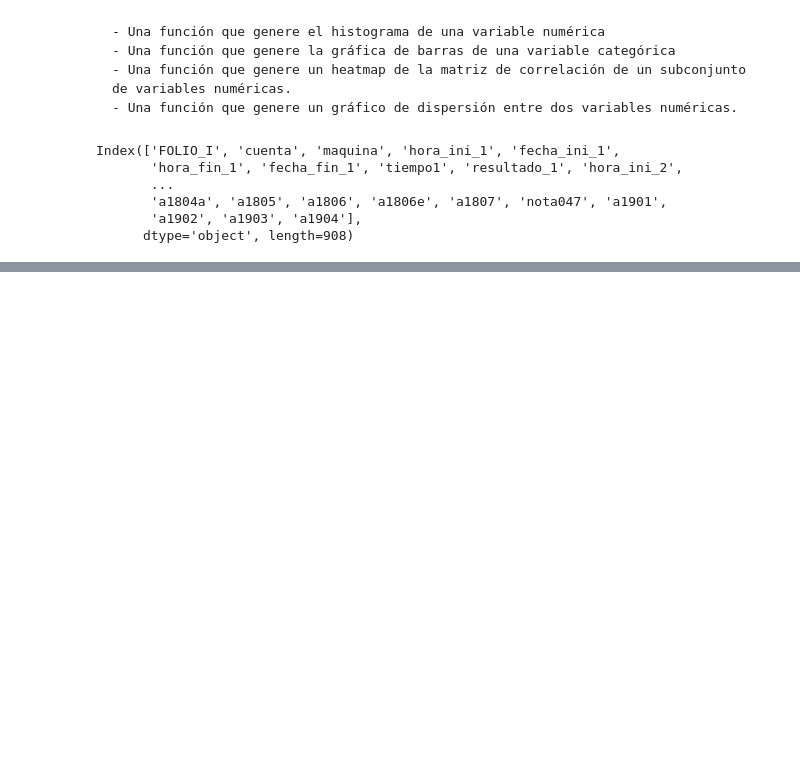
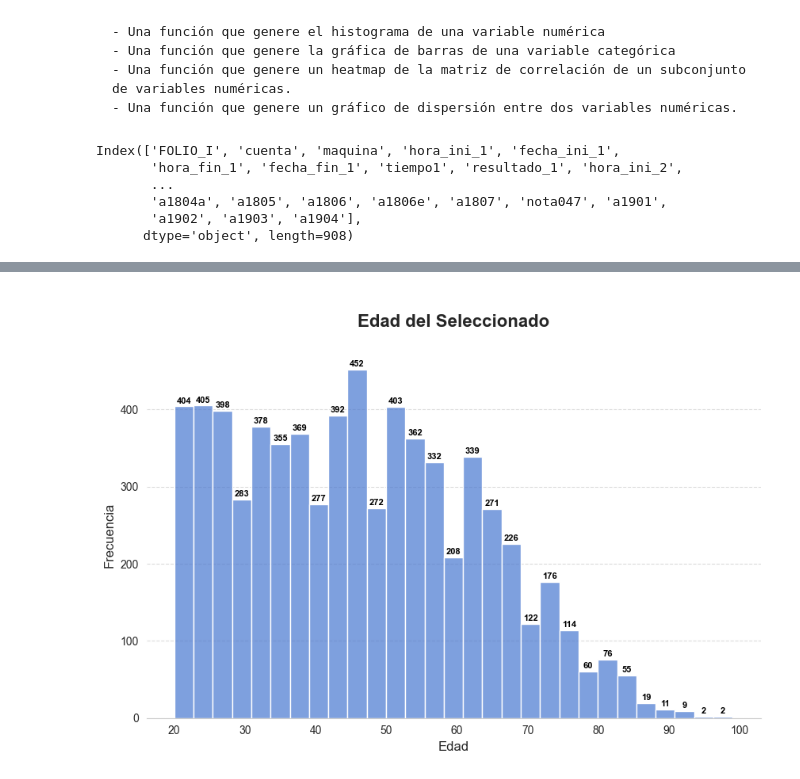
Before and after one commit to heritaco/Data-Mining, a Jupyter notebook: 04-Ensanut/Lab3_Arroyo_Espino_V1.ipynb, the cells around one changed output, grey strips where cells are left out. Drawn from its saved outputs; the diff is of its cells as text; code cells hidden in the pictures; blank space fills up the shorter version.

```diff
--- a/04-Ensanut/Lab3_Arroyo_Espino_V1.ipynb
+++ b/04-Ensanut/Lab3_Arroyo_Espino_V1.ipynb
@@ -227,9 +209,0 @@ box_plot(mergefull, 'edad')
-# %%
-def histograma(data, column):
-    plt.figure(figsize=(10, 6))
-    data.hist(column=column)
-    plt.title(dictcat[column])
-    plt.grid(False)
-    plt.show()
-
-histograma(mergefull, 'edad')
@@ -262,0 +243,26 @@ ValueError: Unknown format code 'd' for object of type 'float'
+# %%
+def histograma(data, column):
+    sns.set_style("whitegrid")  # estilo de la grafica
+    plt.figure(figsize=(10, 6))
+    ax = sns.histplot(data[column], kde=False, color=palette[0], alpha=0.7)
+    plt.title("\n" + dictcat[column] + "\n", fontsize=16, fontweight="bold")
+    plt.xlabel(column.capitalize(), fontsize=12)
+    plt.ylabel('Frecuencia', fontsize=12)
+    plt.xticks(fontsize=10)
+    plt.yticks(fontsize=10)
+    plt.grid(axis='y', linestyle='--', alpha=0.7)  # cuadricula en el eje y
+    plt.grid(axis='x', linestyle='--', alpha=0)    # cuadricula en el eje x
+
+    # agregar etiquetas con el valor de cada barra
+    for p in ax.patches:
+        ax.annotate(str(int(p.get_height())), (p.get_x() + p.get_width() / 2., p.get_height()),
+                    ha='center', va='center', fontsize=8, color='black', xytext=(0, 5),
+                    textcoords='offset points', fontweight='bold')
+
+    sns.despine(left=True)  # quitar el borde izquierdo
+    plt.show()
+
+# Ejemplo de uso
+histograma(mergefull, 'edad')
+# %% [output]
+[figure, added]
```
Also changed, not shown: parts of 26 cells of this notebook.
